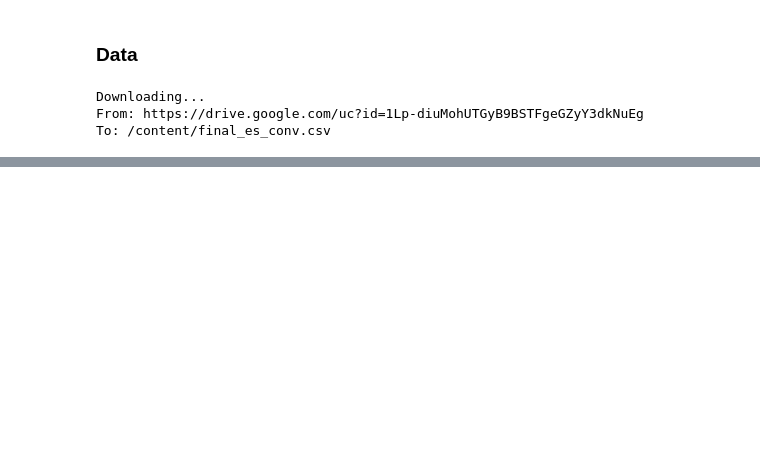
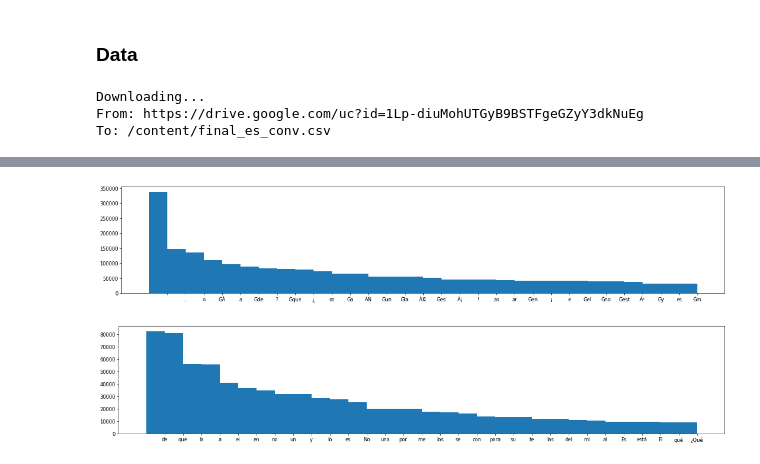
Before and after one commit to lordtt13/transformers-experiments, a Jupyter notebook: Custom Tasks/FineTune_GPT_2_Chatbot.ipynb, the cells around one changed output, grey strips where cells are left out. Saved outputs shown, nothing was run; the diff lists cells and outputs as text; code cells hidden in the pictures; blank space fills up the shorter version.

```diff
--- a/Custom Tasks/FineTune_GPT_2_Chatbot.ipynb
+++ b/Custom Tasks/FineTune_GPT_2_Chatbot.ipynb
@@ -103,3 +103,28 @@ trn_df.head()
 | 43758 | Y ahora date prisa y decir adiós. | Estoy seguro de ello. | ¿Lo crees así? | Estoy convencido de que va a enco... | Ahora que hablo portugués, tengo ... | Tan pronto como supe húngaro, fui... | Pero, mayor! | Condesa, por favor, sabes que ado... | Para Grecia? | ... |
 | 20337 | Catherine. | Catherine. | El bombardeo parece que ha termin... | Si no le importa, me gustaría irme. | Será mejor que te calces, antes d... | La arquitectura es el arte más an... | En resumen, querida... | La misma palabra indica la íntima... | Arquitectura. | ... |
 | 12886 | iDudo que sepáis lo que es eso! | Tal vez esta sea nuestra idea de ... | No como vosotros, que sólo queréi... | Por lo menos era decente. | Sabía cómo manejar a la gente. | Menos a Okayo. | Conocía bien la gente. | Era muy amable y lo sabía todo. | Pues sí, yo quería al anciano. | ... |
+# %%
+def get_counter_and_lens(data, tokenizer):
+    flatten = lambda l: [item for sublist in l for item in sublist]
+    toks = [tokenizer.tokenize(x) for x in data]
+
+    return list(map(len, toks)), Counter(flatten(toks)), Counter(' '.join(data).split())
+# %%
+tokenizer = AutoTokenizer.from_pretrained(args.model_name_or_path, cache_dir = args.cache_dir)
+lens, tok_cnt, word_cnt = get_counter_and_lens(trn_df[df.columns].apply(lambda x: ' '.join(x.astype(str)), axis = 1), tokenizer)
+# %%
+def plot_counts(counts, top_k = 30):
+    labels, values = zip(*counts.most_common()[:top_k])
+
+    indexes = np.arange(len(labels))
+    width = 1
+    plt.figure(num=None, figsize=(22, 4), dpi=60, facecolor='w', edgecolor='k')
+    plt.bar(indexes, values, width)
+    plt.xticks(indexes + width * 0.5, labels)
+    plt.show()
+# %%
+plot_counts(tok_cnt, top_k = 30)
+plot_counts(word_cnt, top_k = 30)
+# %% [output]
+[figure, added]
+[figure, added]
```
Also changed, not shown: parts of 2 cells of this notebook.
